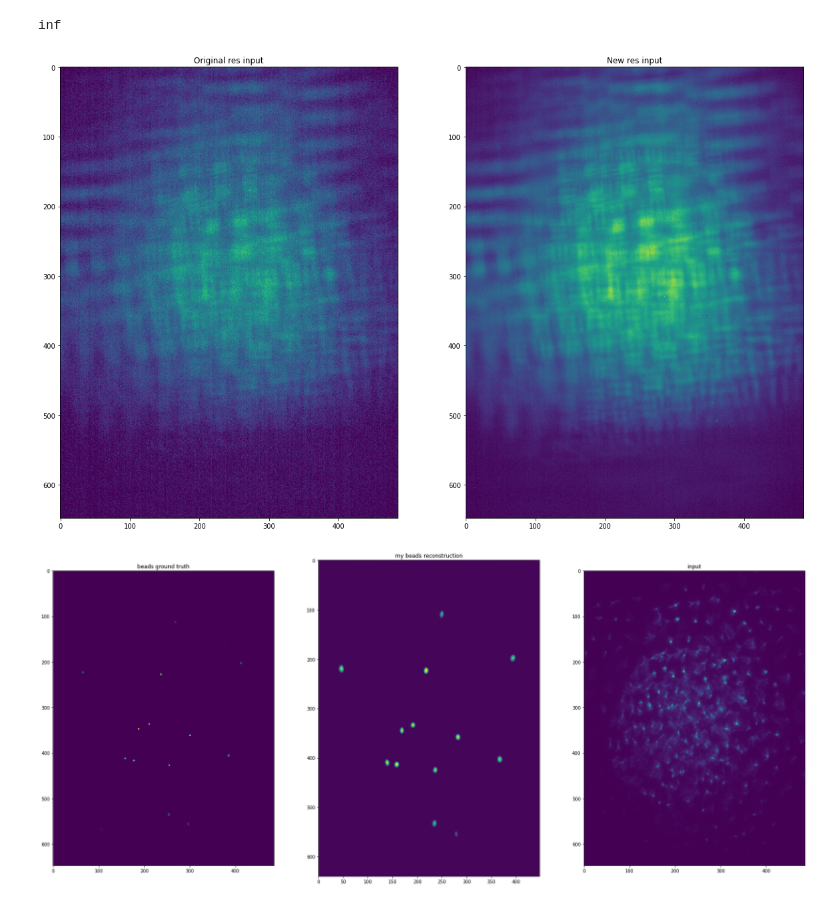
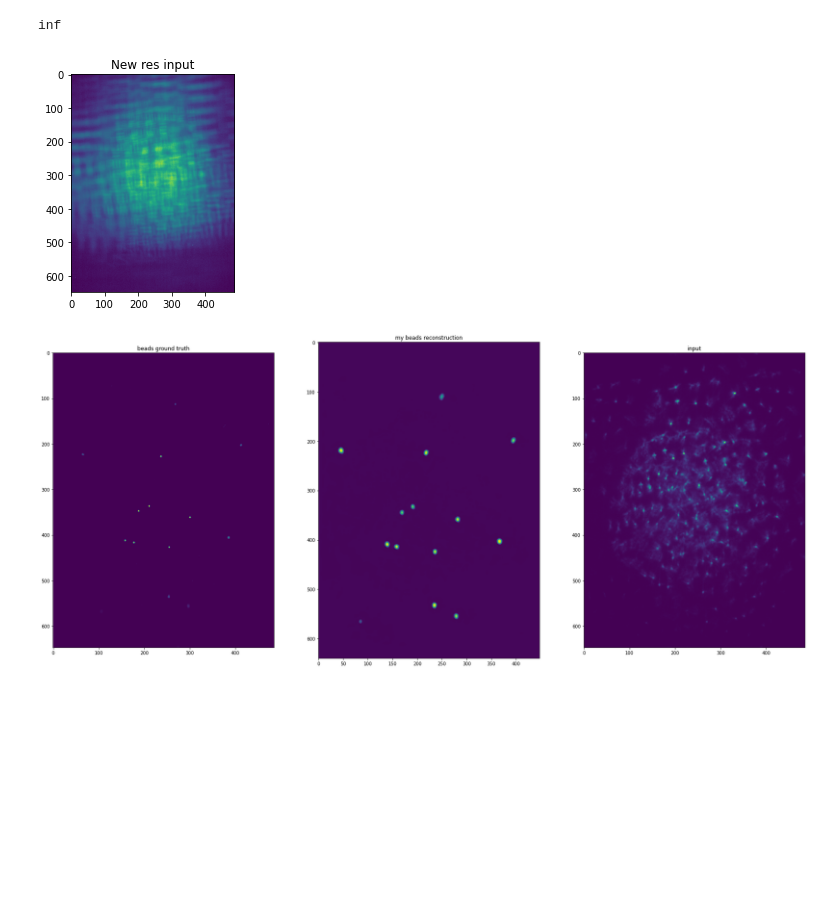
Before and after one commit to richardshuai/u-net-reconstruction, a Jupyter notebook: notebooks/2D_real_data_testing.ipynb, the cells around one changed output. Saved outputs shown, nothing was run; the diff lists cells and outputs as text; code cells hidden in the pictures; blank space fills up the shorter version.

```diff
--- a/notebooks/2D_real_data_testing.ipynb
+++ b/notebooks/2D_real_data_testing.ipynb
@@ -66,17 +66,12 @@ real_res_input = real_res_normed.astype(np.float16)[np.newaxis, ..., np.newaxis]
 print(real_res_input.sum())
 # %% [output]
 inf
-# %%
-fig = plt.figure(figsize=(20, 40))
-ax1 = fig.add_subplot(2, 2, 1)
-ax1.imshow(res_input_normed)
-ax1.set_title('Original res input')
-
-ax1 = fig.add_subplot(2, 2, 2)
-ax1.imshow(real_res_normed)
-ax1.set_title('New res input')
-plt.show()
-# %% [output]
-[figure, removed]
+# %%
+plt.figure()
+plt.imshow(real_res_normed)
+plt.title('New res input')
+plt.show()
+# %% [output]
+[figure, added]
 # %%
 pred_beads = model.predict(beads_input).squeeze()
```
Also changed, not shown: parts of 8 cells of this notebook, 3 other files.
